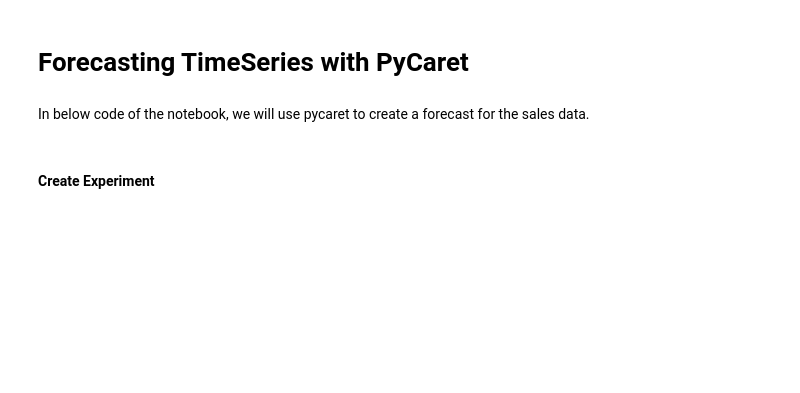
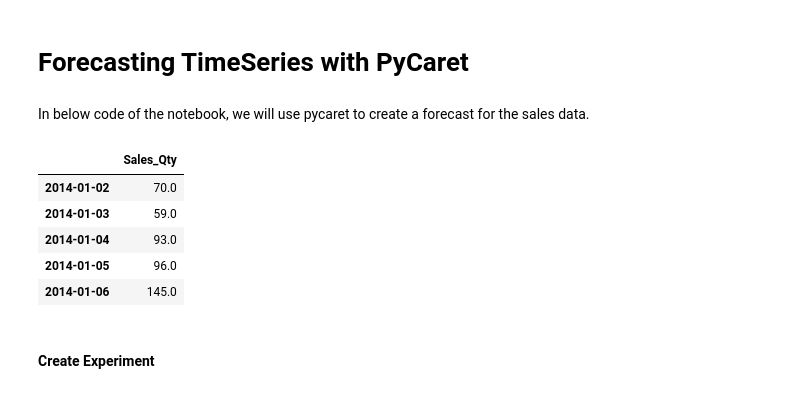
Before and after one commit to LukasNiederhaeuser/Supply_Chain_Clustering_Forecasting, a Jupyter notebook: notebooks/02_AutoML_Timeseries_Forecasting.ipynb, the cells around one changed output. Drawn from its saved outputs; the diff is of its cells as text; code cells hidden in the pictures; blank space fills up the shorter version.

```diff
--- a/notebooks/02_AutoML_Timeseries_Forecasting.ipynb
+++ b/notebooks/02_AutoML_Timeseries_Forecasting.ipynb
@@ -20,6 +20,15 @@ In below code of the notebook, we will use pycaret to create a forecast for the
 # %%
 # Load the data
 df_data = load_data()
+# %%
+df_data.head(5)
+# %% [output]
+|  | Sales_Qty |
+| 2014-01-02 | 70.0 |
+| 2014-01-03 | 59.0 |
+| 2014-01-04 | 93.0 |
+| 2014-01-05 | 96.0 |
+| 2014-01-06 | 145.0 |
 # %% [markdown]
 #### Create Experiment
 # %%
```
Also changed, not shown: parts of 2 cells of this notebook, 1 other file.
